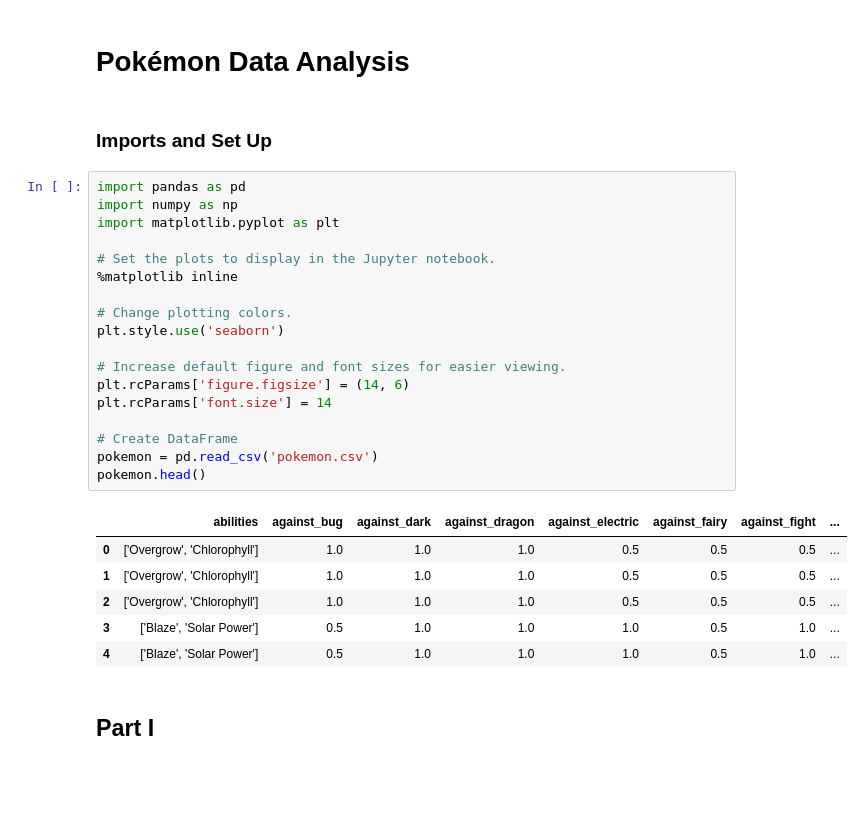
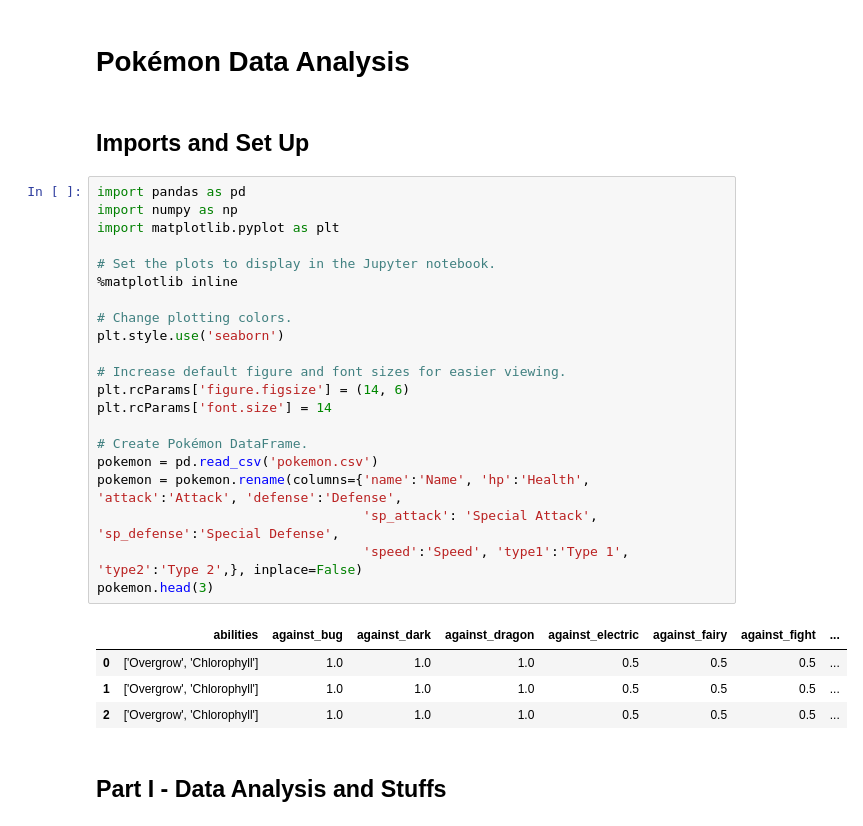
Before and after one commit to Dannenberger/pokemon_analysis, a Jupyter notebook: pokemon.ipynb, the cells around one changed output. Drawn from its saved outputs; the diff is of its cells as text; blank space fills up the shorter version.

```diff
--- a/pokemon.ipynb
+++ b/pokemon.ipynb
@@ -1,31 +1,32 @@
 # %% [markdown]
 # Pokémon Data Analysis
 # %% [markdown]
-### Imports and Set Up
+## Imports and Set Up
 # %%
 import pandas as pd
 import numpy as np
 import matplotlib.pyplot as plt
 
 # Set the plots to display in the Jupyter notebook.
 %matplotlib inline
 
 # Change plotting colors.
 plt.style.use('seaborn')
 
 # Increase default figure and font sizes for easier viewing.
 plt.rcParams['figure.figsize'] = (14, 6)
 plt.rcParams['font.size'] = 14
 
-# Create DataFrame
+# Create Pokémon DataFrame.
 pokemon = pd.read_csv('pokemon.csv')
-pokemon.head()
+pokemon = pokemon.rename(columns={'name':'Name', 'hp':'Health', 'attack':'Attack', 'defense':'Defense',
+                                  'sp_attack': 'Special Attack', 'sp_defense':'Special Defense',
+                                  'speed':'Speed', 'type1':'Type 1', 'type2':'Type 2',}, inplace=False)
+pokemon.head(3)
 # %% [output]
 |  | abilities | against_bug | against_dark | against_dragon | against_electric | against_fairy | against_fight | ... |
 | 0 | ['Overgrow', 'Chlorophyll'] | 1.0 | 1.0 | 1.0 | 0.5 | 0.5 | 0.5 | ... |
 | 1 | ['Overgrow', 'Chlorophyll'] | 1.0 | 1.0 | 1.0 | 0.5 | 0.5 | 0.5 | ... |
 | 2 | ['Overgrow', 'Chlorophyll'] | 1.0 | 1.0 | 1.0 | 0.5 | 0.5 | 0.5 | ... |
-| 3 | ['Blaze', 'Solar Power'] | 0.5 | 1.0 | 1.0 | 1.0 | 0.5 | 1.0 | ... |
-| 4 | ['Blaze', 'Solar Power'] | 0.5 | 1.0 | 1.0 | 1.0 | 0.5 | 1.0 | ... |
 # %% [markdown]
-## Part I
+## Part I - Data Analysis and Stuffs
```
Also changed, not shown: parts of 10 cells of this notebook.
